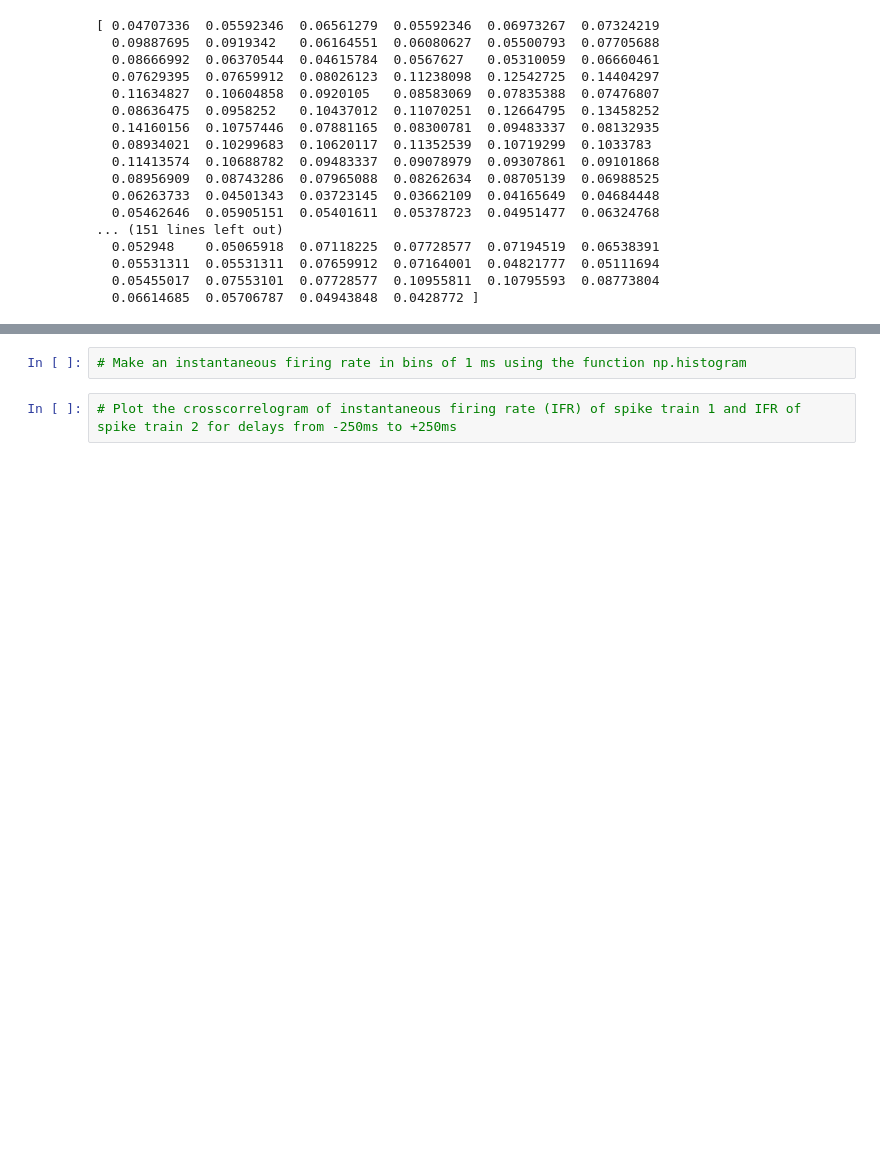
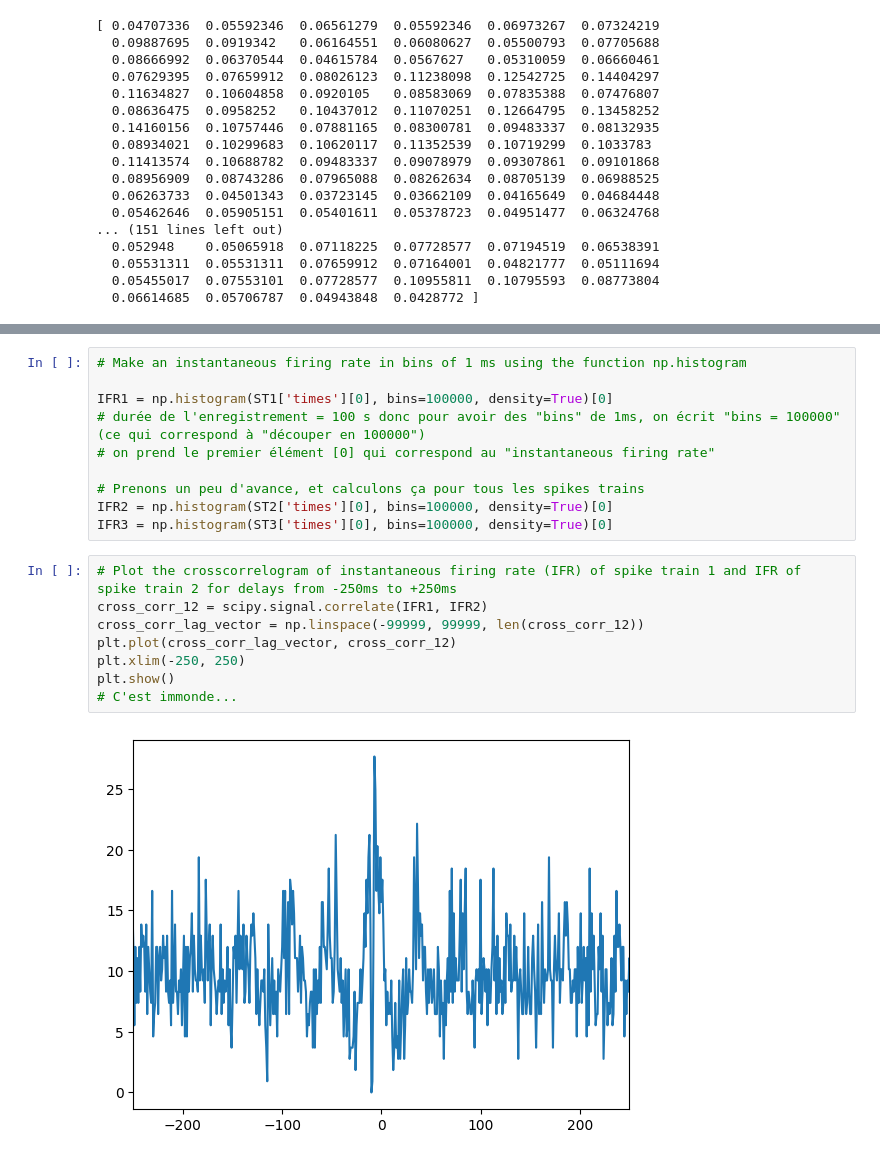
Before and after one commit to nicolas-bsrt/parkinson_project, a Jupyter notebook: project.ipynb, the cells around one changed output, grey strips where cells are left out. Drawn from its saved outputs; the diff is of its cells as text; blank space fills up the shorter version.

```diff
--- a/project.ipynb
+++ b/project.ipynb
@@ -117,7 +157,23 @@ plt.show()
 # %%
 # Make an instantaneous firing rate in bins of 1 ms using the function np.histogram
+
+IFR1 = np.histogram(ST1['times'][0], bins=100000, density=True)[0]
+# durée de l'enregistrement = 100 s donc pour avoir des "bins" de 1ms, on écrit "bins = 100000" (ce qui correspond à "découper en 100000")
+# on prend le premier élément [0] qui correspond au "instantaneous firing rate"
+
+# Prenons un peu d'avance, et calculons ça pour tous les spikes trains
+IFR2 = np.histogram(ST2['times'][0], bins=100000, density=True)[0]
+IFR3 = np.histogram(ST3['times'][0], bins=100000, density=True)[0]
 # %%
 # Plot the crosscorrelogram of instantaneous firing rate (IFR) of spike train 1 and IFR of spike train 2 for delays from -250ms to +250ms
+cross_corr_12 = scipy.signal.correlate(IFR1, IFR2)
+cross_corr_lag_vector = np.linspace(-99999, 99999, len(cross_corr_12))
+plt.plot(cross_corr_lag_vector, cross_corr_12)
+plt.xlim(-250, 250)
+plt.show()
+# C'est immonde...
+# %% [output]
+[figure, added]
 # %%
 # Smooth the crosscorrelogram of instantaneous firing rate (IFR) of spike train 1 and IFR of spike train 2
 # and plot for delays from -50ms to +50ms
```
Also changed, not shown: parts of 17 cells of this notebook.
